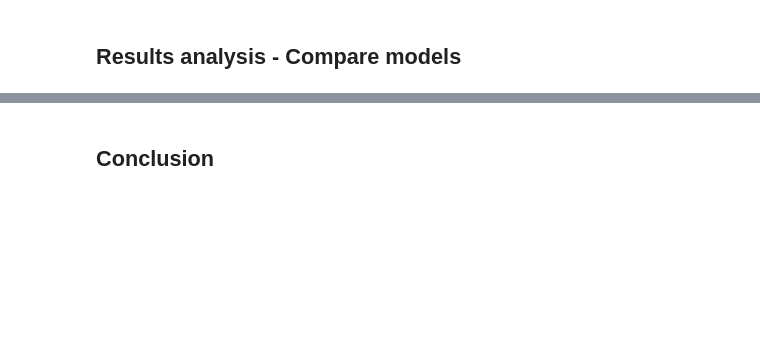
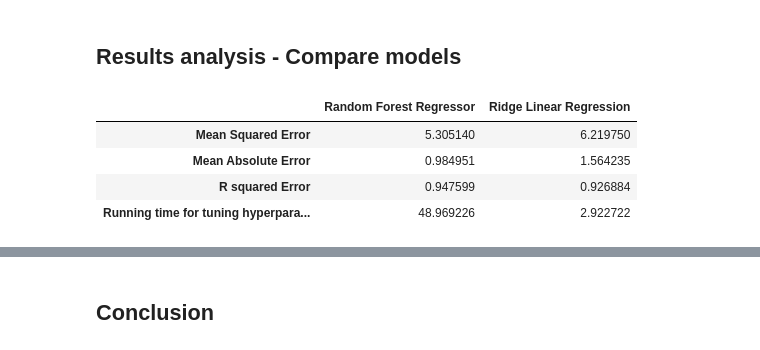
Before and after one commit to hwangdeokThien/CSC14119_IntroDS_final_project, a Jupyter notebook: src/notebooks/4.1-data-modelling.ipynb, the cells around one changed output, grey strips where cells are left out. Cells and saved outputs as stored; diff of their text form; code cells hidden in the pictures; blank space fills up the shorter version.

```diff
--- a/src/notebooks/4.1-data-modelling.ipynb
+++ b/src/notebooks/4.1-data-modelling.ipynb
@@ -187,0 +314,17 @@ plt.show()
+# %%
+# YOUR CODE HERE
+# Create a result DataFrame to compare between 2 models
+result_df = pd.DataFrame()
+result_df['Mean Squared Error'] = [test_mse_random,test_mse_ridge]
+result_df['Mean Absolute Error'] = [test_mae_random,test_mae_ridge]
+result_df['R squared'] = [test_r2_random,test_r2_ridge]
+result_df['Running time for tuning hyperparameters'] = [running_time_para_rf,running_time_para_rlr]
+result_df.index = ['Random Forest Regressor', 'Ridge Linear Regression']
+result_df = result_df.T
+result_df
+# %% [output]
+|  | Random Forest Regressor | Ridge Linear Regression |
+| Mean Squared Error | 5.305140 | 6.219750 |
+| Mean Absolute Error | 0.984951 | 1.564235 |
+| R squared Error | 0.947599 | 0.926884 |
+| Running time for tuning hyperpara... | 48.969226 | 2.922722 |
```
Also changed, not shown: parts of 23 cells of this notebook.
